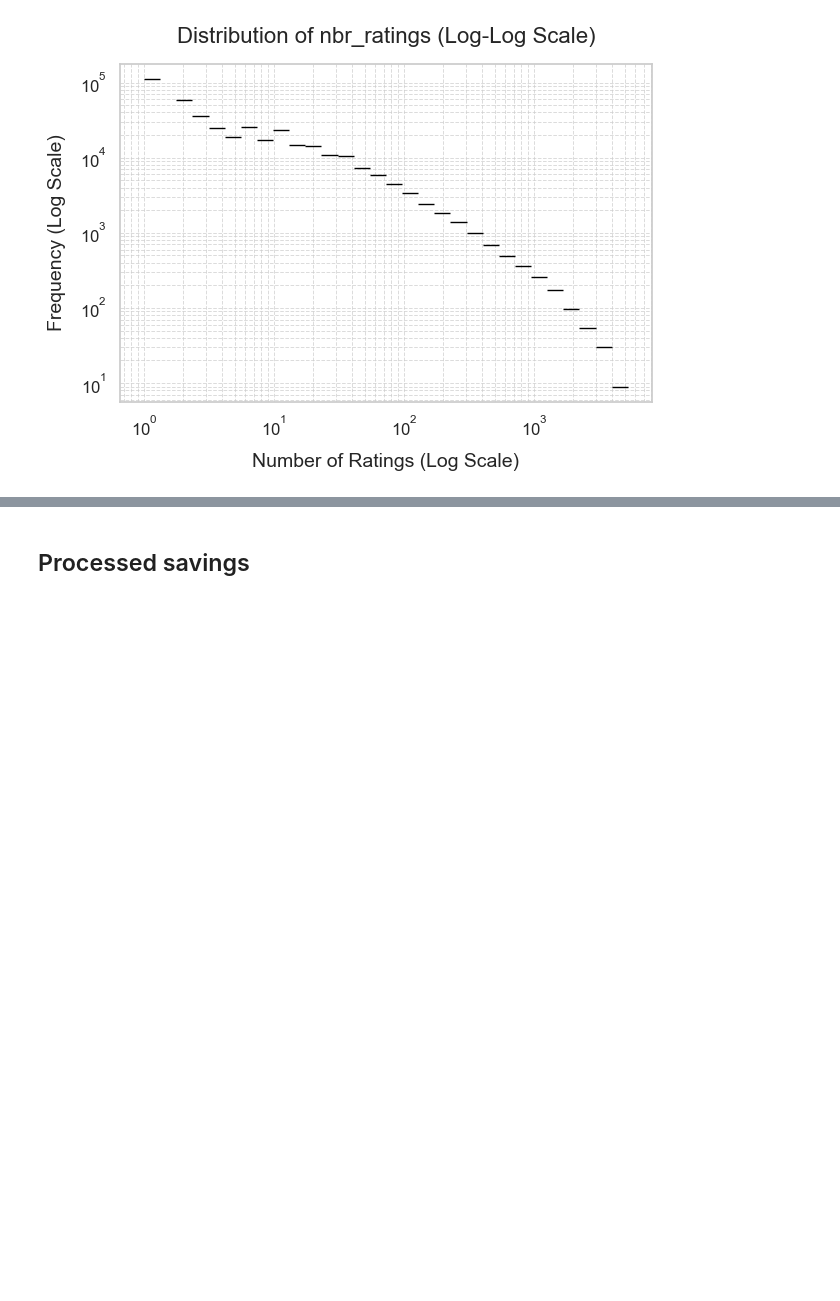
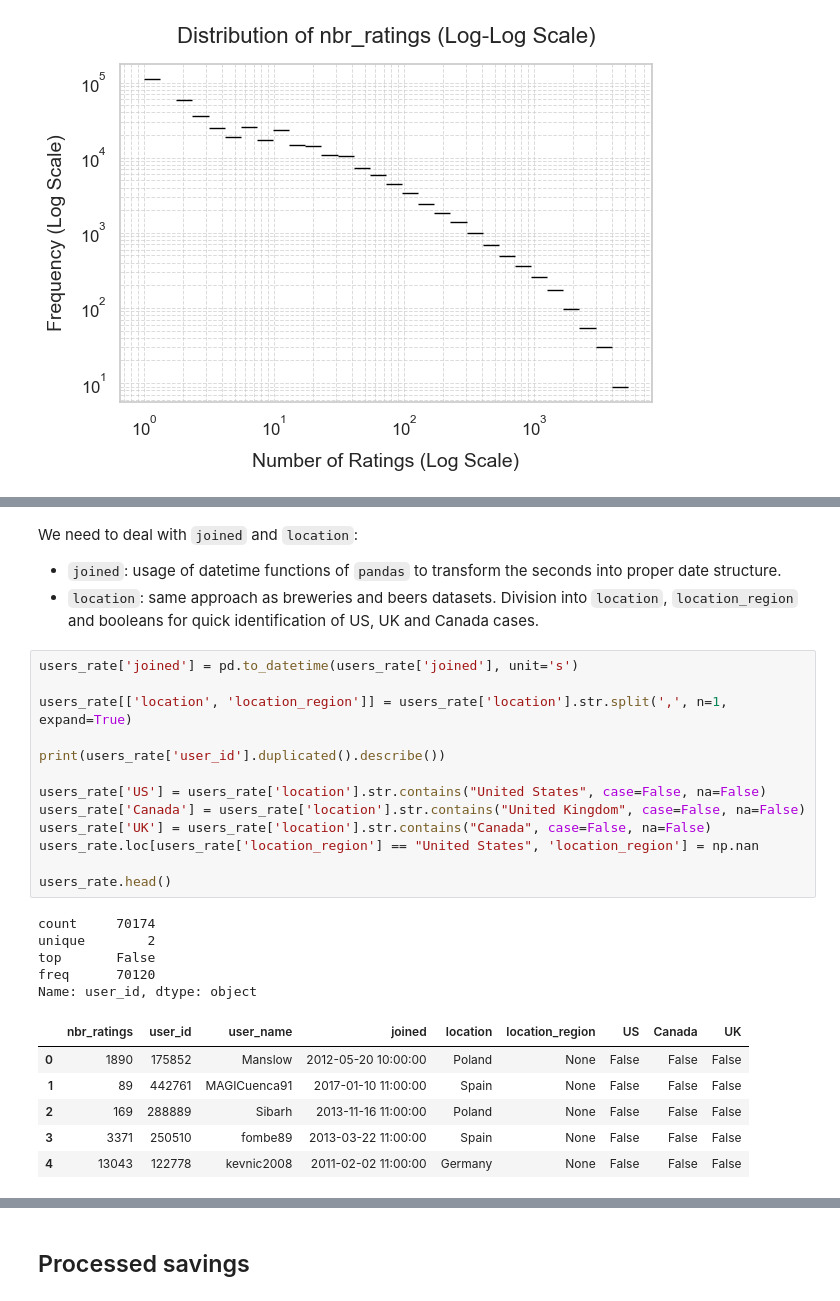
Before and after one commit to epfl-ada/ada-2024-project-mediterranean, a Jupyter notebook: src/data/data_processing_RateBeer.ipynb, the cells around one changed output, grey strips where cells are left out. Saved outputs shown, nothing was run; the diff lists cells and outputs as text; blank space fills up the shorter version.

```diff
--- a/src/data/data_processing_RateBeer.ipynb
+++ b/src/data/data_processing_RateBeer.ipynb
@@ -100,0 +250,30 @@ plt.show()
+# %% [markdown]
+We need to deal with `joined` and `location`:
+
+* `joined`: usage of datetime functions of `pandas` to transform the seconds into proper date structure.
+* `location`: same approach as breweries and beers datasets. Division into `location`, `location_region` and booleans for quick identification of US, UK and Canada cases.
+# %%
+users_rate['joined'] = pd.to_datetime(users_rate['joined'], unit='s')
+
+users_rate[['location', 'location_region']] = users_rate['location'].str.split(',', n=1, expand=True)
+
+print(users_rate['user_id'].duplicated().describe())
+
+users_rate['US'] = users_rate['location'].str.contains("United States", case=False, na=False)
+users_rate['Canada'] = users_rate['location'].str.contains("United Kingdom", case=False, na=False)
+users_rate['UK'] = users_rate['location'].str.contains("Canada", case=False, na=False)
+users_rate.loc[users_rate['location_region'] == "United States", 'location_region'] = np.nan
+
+users_rate.head()
+# %% [output]
+count     70174
+unique        2
+top       False
+freq      70120
+Name: user_id, dtype: object
+|  | nbr_ratings | user_id | user_name | joined | location | location_region | US | Canada | UK |
+| 0 | 1890 | 175852 | Manslow | 2012-05-20 10:00:00 | Poland | None | False | False | False |
+| 1 | 89 | 442761 | MAGICuenca91 | 2017-01-10 11:00:00 | Spain | None | False | False | False |
+| 2 | 169 | 288889 | Sibarh | 2013-11-16 11:00:00 | Poland | None | False | False | False |
+| 3 | 3371 | 250510 | fombe89 | 2013-03-22 11:00:00 | Spain | None | False | False | False |
+| 4 | 13043 | 122778 | kevnic2008 | 2011-02-02 11:00:00 | Germany | None | False | False | False |
```
Also changed, not shown: parts of 30 cells of this notebook, 1 other file.
